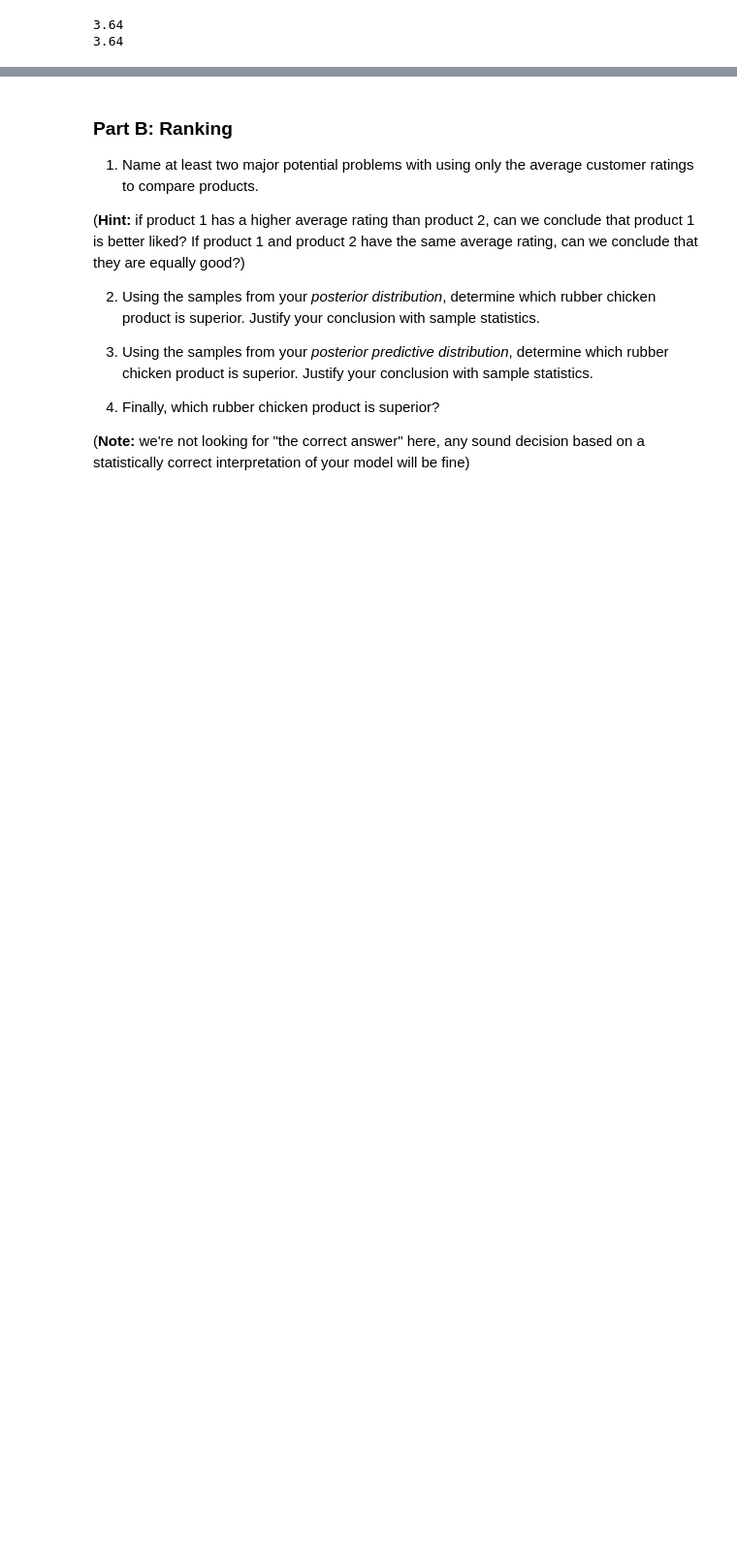
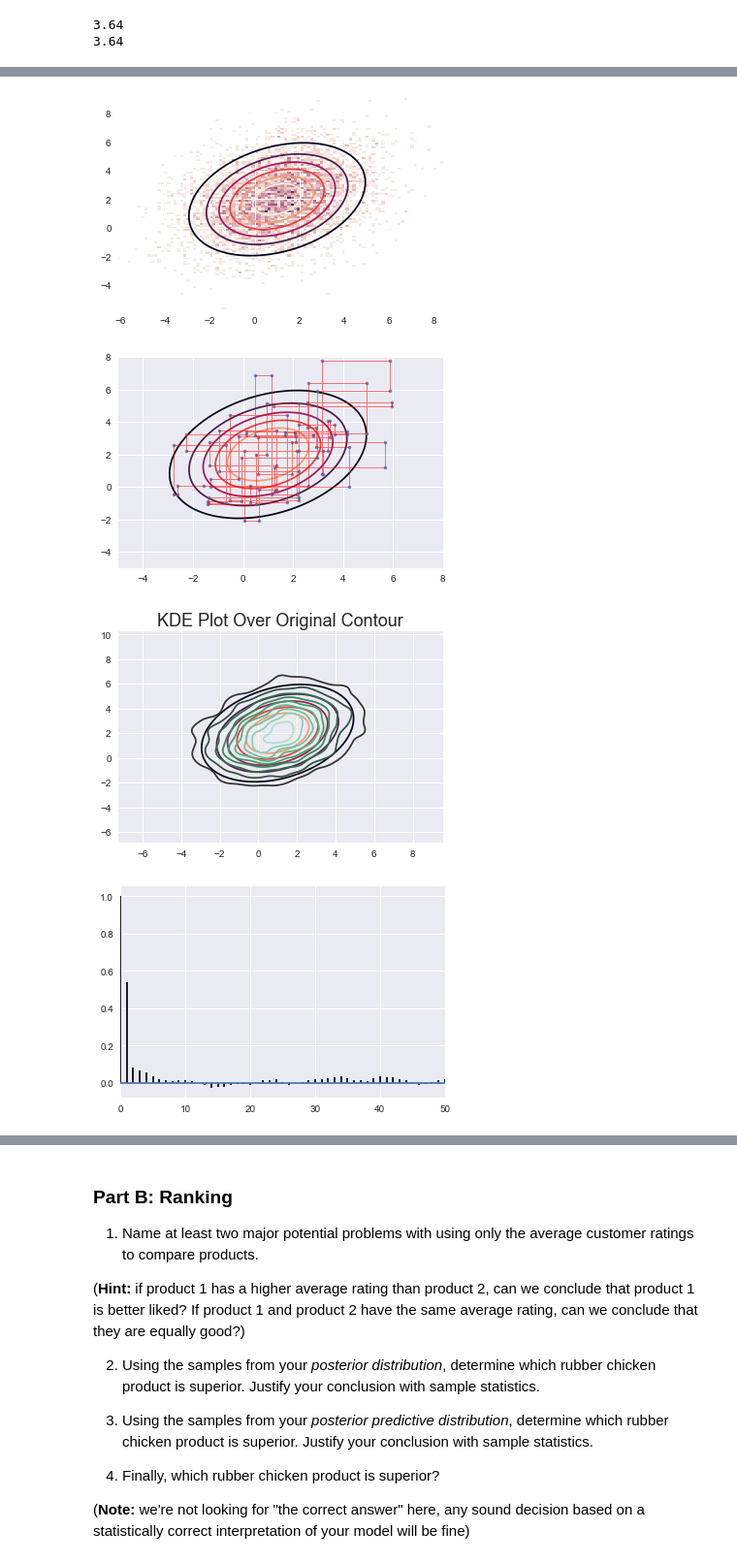
Before and after one commit to rshally/AM207, a Jupyter notebook: Spencer/Pset 7/Hallyburton_HW_07.ipynb, the cells around one changed output, grey strips where cells are left out. Shown at 97% size. Drawn from its saved outputs; the diff is of its cells as text; code cells hidden in the pictures; blank space fills up the shorter version.

```diff
--- a/Spencer/Pset 7/Hallyburton_HW_07.ipynb
+++ b/Spencer/Pset 7/Hallyburton_HW_07.ipynb
@@ -163,0 +171,7 @@ corrplot(out[:burn,1], 50)
+# %%
+plot_gibbs(burn=5000,thin=2)
+# %% [output]
+[figure, added]
+[figure, added]
+[figure, added]
+[figure, added]
```
Also changed, not shown: parts of 69 cells of this notebook, 2 other files.
